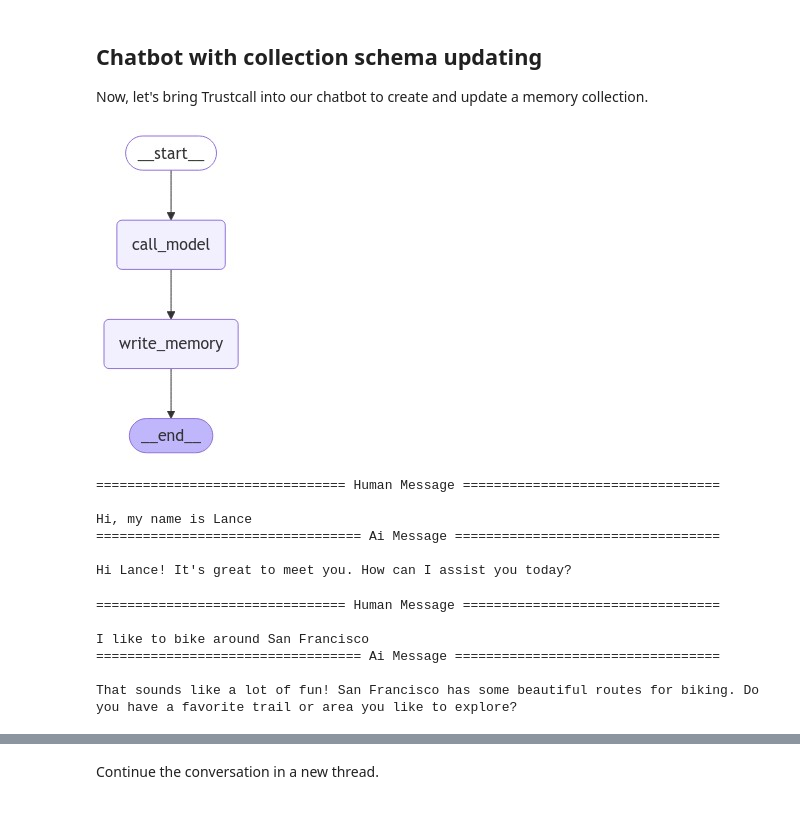
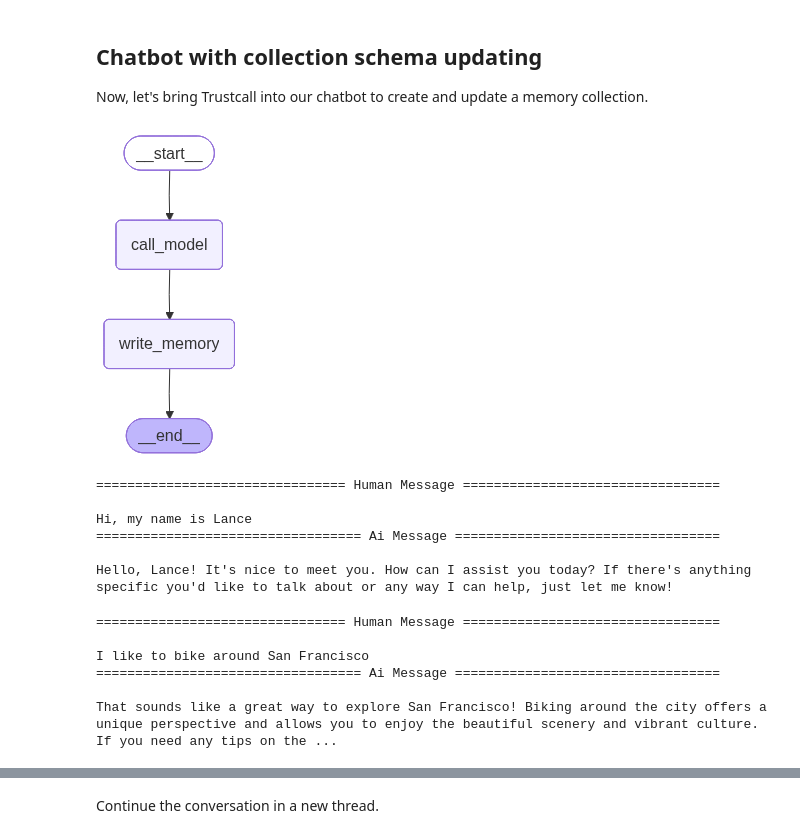
Before and after one commit to JuanSebas7ian/langchain-academy-debug, a Jupyter notebook: module-5/memoryschema_collection.ipynb, the cells around one changed output, grey strips where cells are left out. Saved outputs shown, nothing was run; the diff lists cells and outputs as text; code cells hidden in the pictures.

Commit message:
fear> changes on the module 5 collection memories

```diff
--- a/module-5/memoryschema_collection.ipynb
+++ b/module-5/memoryschema_collection.ipynb
@@ -246,10 +254,12 @@ for m in result["response_metadata"]:
 # %%
 # Update the conversation
-updated_conversation = [AIMessage(content="That's great, did you do after?"),
-                        HumanMessage(content="I went to Tartine and ate a croissant."),
-                        AIMessage(content="What else is on your mind?"),
-                        HumanMessage(content="I was thinking about my Japan, and going back this winter!"),]
-
+updated_conversation = [
+    HumanMessage(content="Continue extracting memories from this conversation:"),
+    AIMessage(content="That's great, did you do after?"),
+    HumanMessage(content="I went to Tartine and ate a croissant."),
+    AIMessage(content="What else is on your mind?"),
+    HumanMessage(content="I was thinking about my Japan, and going back this winter!"),
+]
 # Update the instruction
 system_msg = """Update existing memories and create new ones based on the following conversation:"""
 
@@ -264,7 +272,9 @@ existing_memories
 # %%
+
 # Invoke the extractor with our updated conversation and existing memories
 result = trustcall_extractor.invoke({"messages": updated_conversation,
-                                     "existing": existing_memories})
+                                     "existing": existing_memories},
+                                    )
 # %%
 # Messages from the model indicate two tool calls were made
 for m in result["messages"]:
@@ -374,7 +380,7 @@ llm_nova_pro = ChatBedrockConverse(
 )
 
 # Seleccionar el LLM activo
-model = llm_nova_lite
+model = llm_nova_micro
 
 from IPython.display import Image, display
 
@@ -466,36 +472,36 @@ def write_memory(state: MessagesState, config: RunnableConfig, store: BaseStore)
 
     # Invoke the extractor
     result = trustcall_extractor.invoke({"messages": updated_messages,
-                                        "existing": existing_memories})
+                                        "existing": existing_memories}, config={"recursion_limit": 100})
 
     # Save the memories from Trustcall to the store
     for r, rmeta in zip(result["responses"], result["response_metadata"]):
         store.put(namespace,
                   rmeta.get("json_doc_id", str(uuid.uuid4())),
                   r.model_dump(mode="json"),
             )
 
 # Define the graph
 builder = StateGraph(MessagesState)
 builder.add_node("call_model", call_model)
 builder.add_node("write_memory", write_memory)
 builder.add_edge(START, "call_model")
 builder.add_edge("call_model", "write_memory")
 builder.add_edge("write_memory", END)
 
 # Store for long-term (across-thread) memory
 across_thread_memory = InMemoryStore()
 
 # Checkpointer for short-term (within-thread) memory
 within_thread_memory = MemorySaver()
 
 # Compile the graph with the checkpointer fir and store
 graph = builder.compile(checkpointer=within_thread_memory, store=across_thread_memory)
 
 # View
 display(Image(graph.get_graph(xray=1).draw_mermaid_png()))
 # %% [output]
-[figure, old version]
+[figure, new version]
 # %%
 # We supply a thread ID for short-term (within-thread) memory
 # We supply a user ID for long-term (across-thread) memory
@@ -513,7 +519,7 @@ for chunk in graph.stream({"messages": input_messages}, config, stream_mode="val
 Hi, my name is Lance
 ================================== Ai Message ==================================
 
-Hi Lance! It's great to meet you. How can I assist you today?
+Hello, Lance! It's nice to meet you. How can I assist you today? If there's anything specific you'd like to talk about or any way I can help, just let me know!
 # %%
 # User input
 input_messages = [HumanMessage(content="I like to bike around San Francisco")]
@@ -527,7 +533,7 @@ for chunk in graph.stream({"messages": input_messages}, config, stream_mode="val
 I like to bike around San Francisco
 ================================== Ai Message ==================================
 
-That sounds like a lot of fun! San Francisco has some beautiful routes for biking. Do you have a favorite trail or area you like to explore?
+That sounds like a great way to explore San Francisco! Biking around the city offers a unique perspective and allows you to enjoy the beautiful scenery and vibrant culture. If you need any tips on the ...
 # %%
 # Namespace for the memory to save
 user_id = "1"
```
Also changed, not shown: parts of 14 cells of this notebook, 1 other file.
